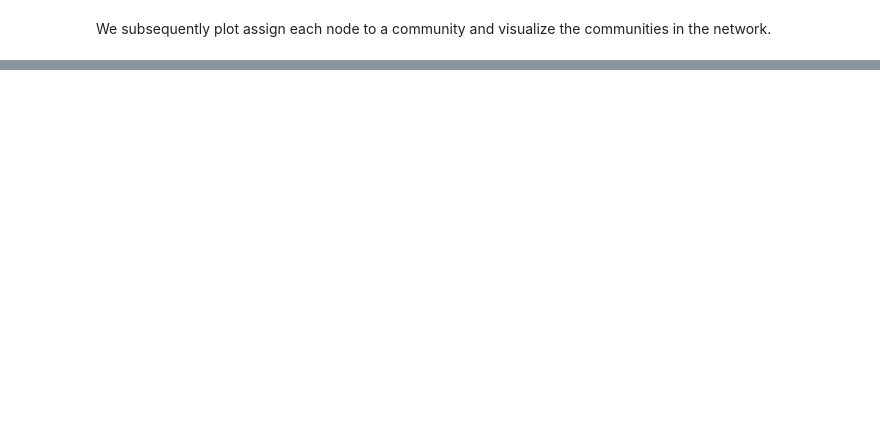
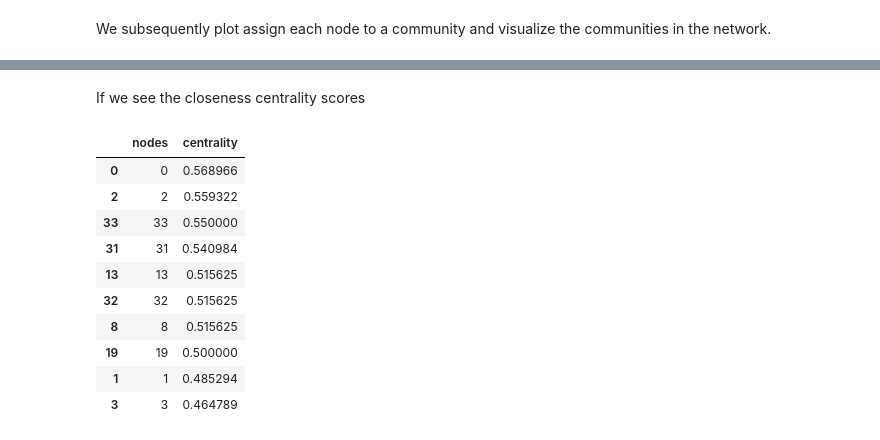
Before and after one commit to maastrichtlawtech/legalnetworkanalysis_textbook, a Jupyter notebook: Chapter_4_Communities.ipynb, the cells around one changed output, grey strips where cells are left out. Saved outputs shown, nothing was run; the diff lists cells and outputs as text; code cells hidden in the pictures; blank space fills up the shorter version.

```diff
--- a/Chapter_4_Communities.ipynb
+++ b/Chapter_4_Communities.ipynb
@@ -572,0 +637,19 @@ plt.show()
+# %% [markdown]
+If we see the closeness centrality scores
+# %%
+karate_closeness = pd.DataFrame({"nodes":nx.closeness_centrality(g_karate).keys(), "centrality":nx.closeness_centrality(g_karate).values()})\
+.sort_values("centrality", ascending=False)\
+.head(10)
+karate_closeness
+# %% [output]
+|  | nodes | centrality |
+| 0 | 0 | 0.568966 |
+| 2 | 2 | 0.559322 |
+| 33 | 33 | 0.550000 |
+| 31 | 31 | 0.540984 |
+| 13 | 13 | 0.515625 |
+| 32 | 32 | 0.515625 |
+| 8 | 8 | 0.515625 |
+| 19 | 19 | 0.500000 |
+| 1 | 1 | 0.485294 |
+| 3 | 3 | 0.464789 |
```
Also changed, not shown: parts of 34 cells of this notebook, 1 other file.
